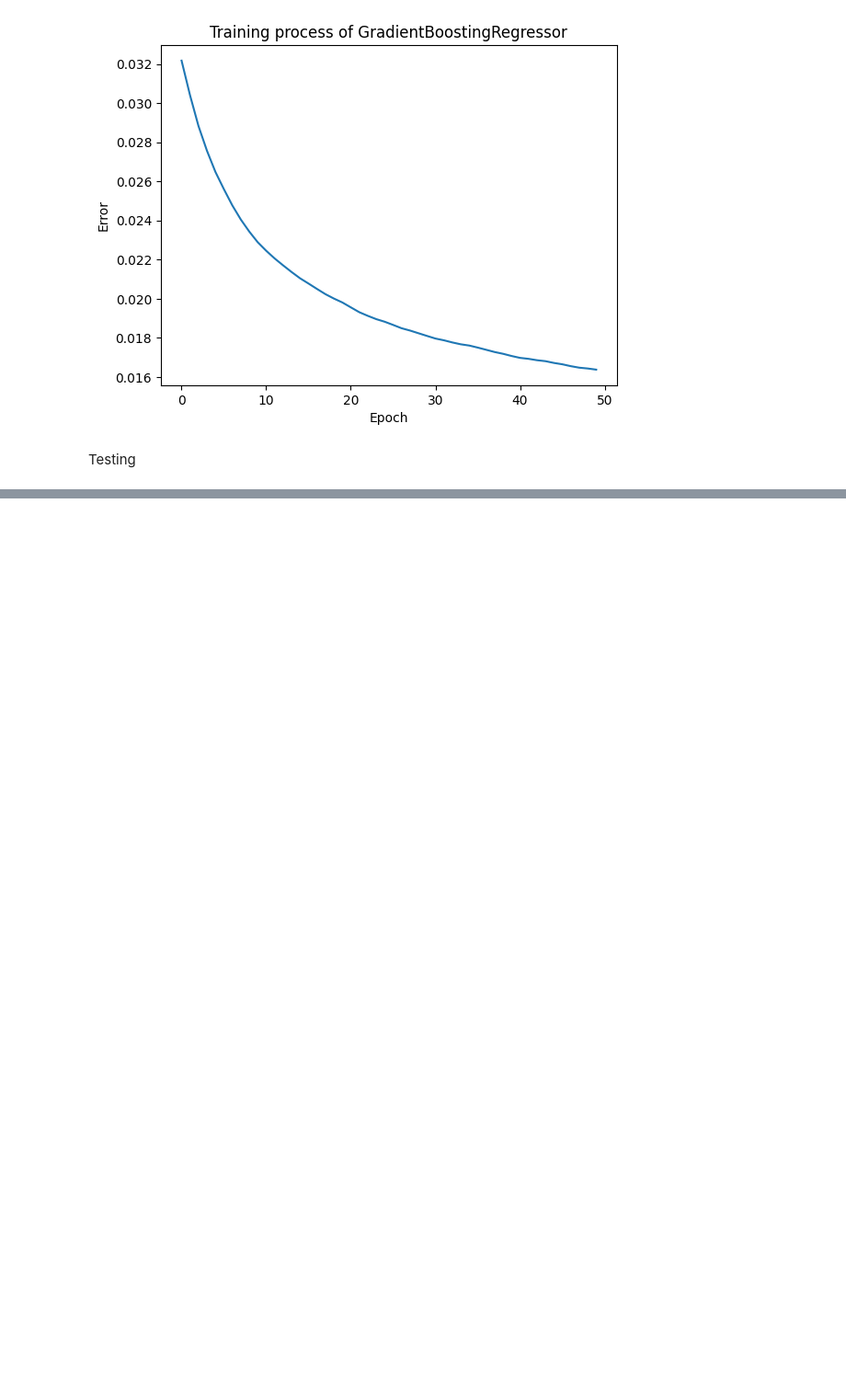
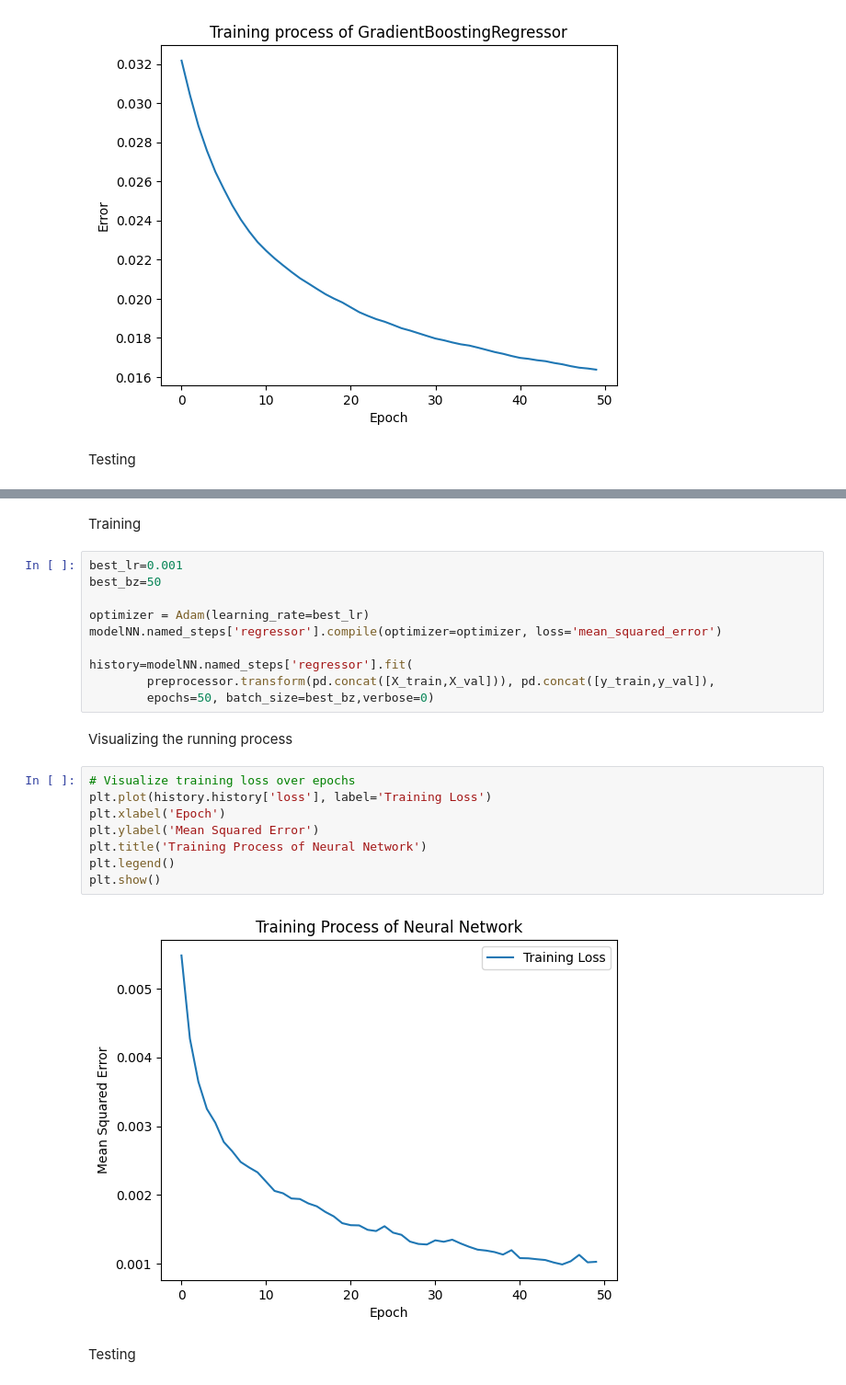
Before and after one commit to Khoa-Nguyen-Kevin/-hcmus_nmkhdl-Movie-Ratings-Analysis, a Jupyter notebook: src/notebooks/4.0-Data Modeling.ipynb, the cells around one changed output, grey strips where cells are left out. Shown: that part at 92% size. Cells and saved outputs as stored; diff of their text form; blank space fills up the shorter version.

```diff
--- a/src/notebooks/4.0-Data Modeling.ipynb
+++ b/src/notebooks/4.0-Data Modeling.ipynb
@@ -107,0 +385,26 @@ MSE: 0.020113672002837927
+# %% [markdown]
+Training
+# %%
+best_lr=0.001
+best_bz=50
+
+optimizer = Adam(learning_rate=best_lr)
+modelNN.named_steps['regressor'].compile(optimizer=optimizer, loss='mean_squared_error')
+
+history=modelNN.named_steps['regressor'].fit(
+        preprocessor.transform(pd.concat([X_train,X_val])), pd.concat([y_train,y_val]),
+        epochs=50, batch_size=best_bz,verbose=0)
+# %% [markdown]
+Visualizing the running process
+# %%
+# Visualize training loss over epochs
+plt.plot(history.history['loss'], label='Training Loss')
+plt.xlabel('Epoch')
+plt.ylabel('Mean Squared Error')
+plt.title('Training Process of Neural Network')
+plt.legend()
+plt.show()
+# %% [output]
+[figure, added]
+# %% [markdown]
+Testing
```
Also changed, not shown: parts of 56 cells of this notebook.
